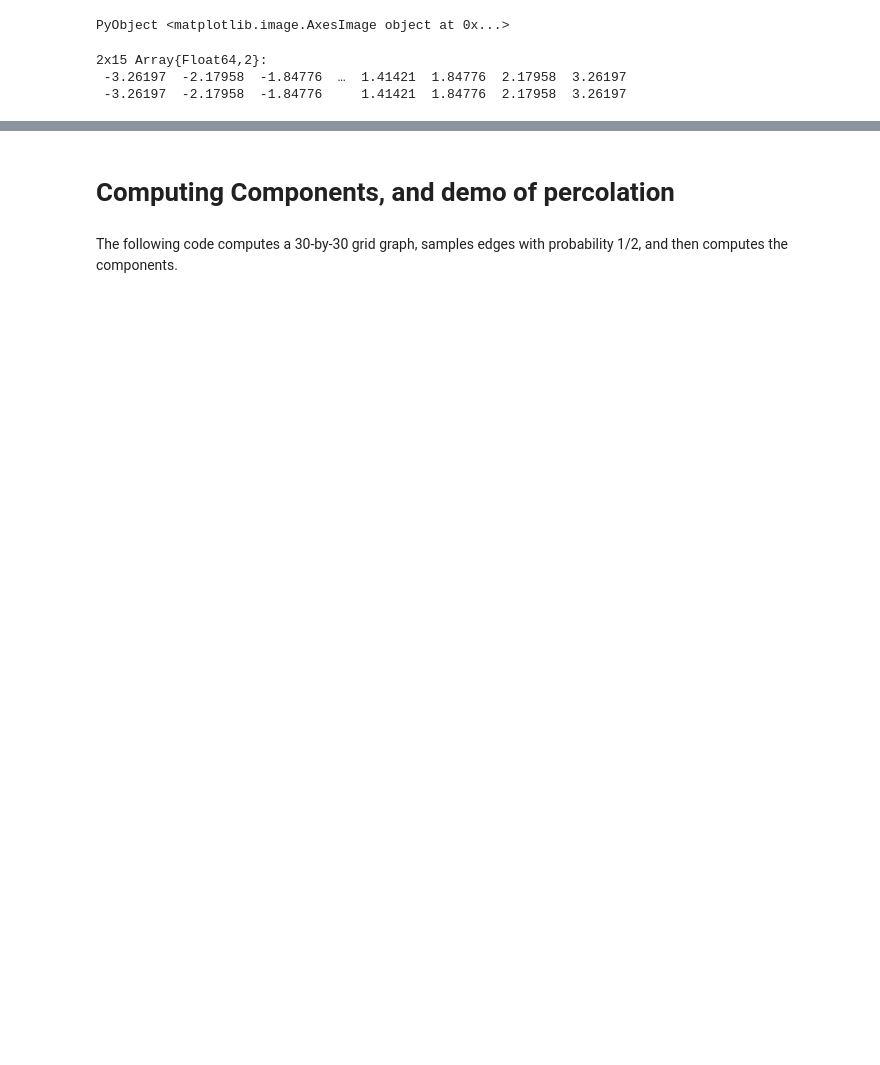
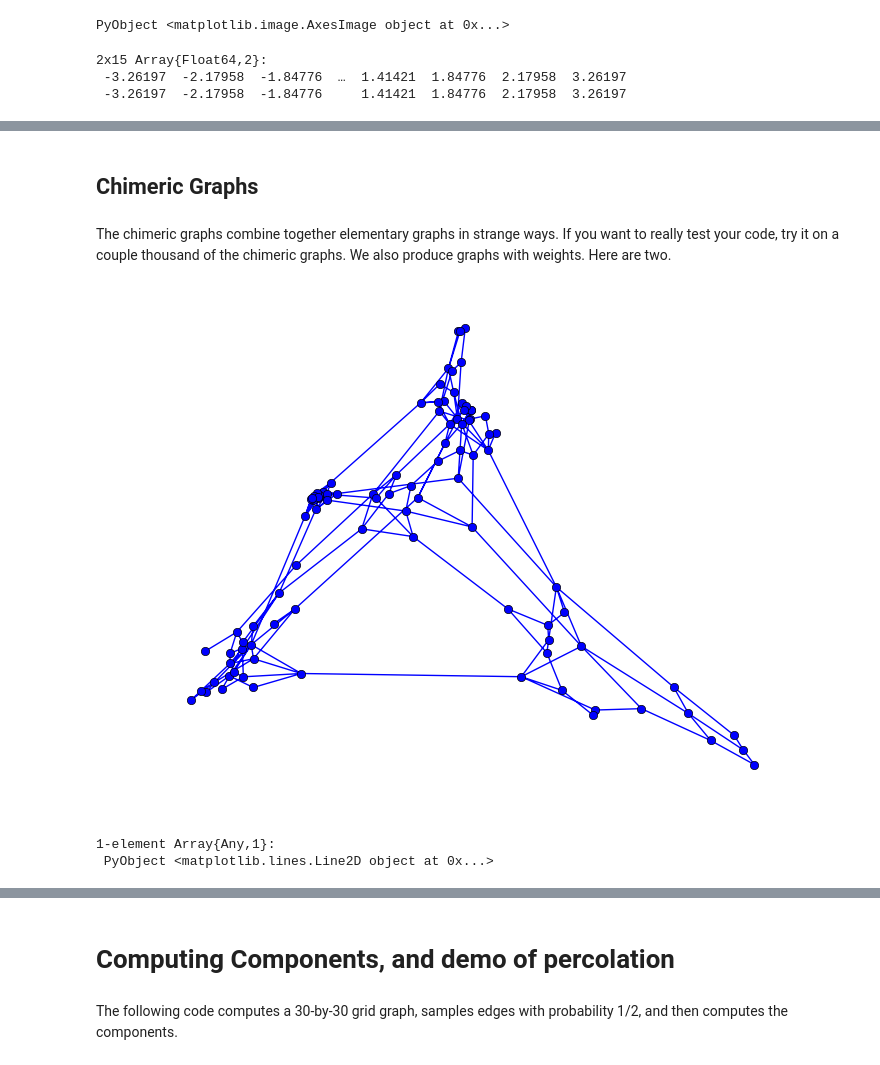
Before and after one commit to danspielman/Laplacians.jl, a Jupyter notebook: notebooks/FirstNotebook.ipynb, the cells around one changed output, grey strips where cells are left out. Drawn from its saved outputs; the diff is of its cells as text; code cells hidden in the pictures; blank space fills up the shorter version.

```diff
--- a/notebooks/FirstNotebook.ipynb
+++ b/notebooks/FirstNotebook.ipynb
@@ -92,2 +85,13 @@ spectralDrawing(a)
 1-element Array{Any,1}:
  PyObject <matplotlib.lines.Line2D object at 0x...>
+# %% [markdown]
+## Chimeric Graphs
+# %% [markdown]
+The chimeric graphs combine together elementary graphs in strange ways.  If you want to really test your code, try it on a couple thousand of the chimeric graphs.  We also produce graphs with weights.  Here are two.
+# %%
+a = chimera(100,1)
+spectralDrawing(a)
+# %% [output]
+[figure, added]
+1-element Array{Any,1}:
+ PyObject <matplotlib.lines.Line2D object at 0x...>
```
Also changed, not shown: parts of 62 cells of this notebook, 4 other files.
